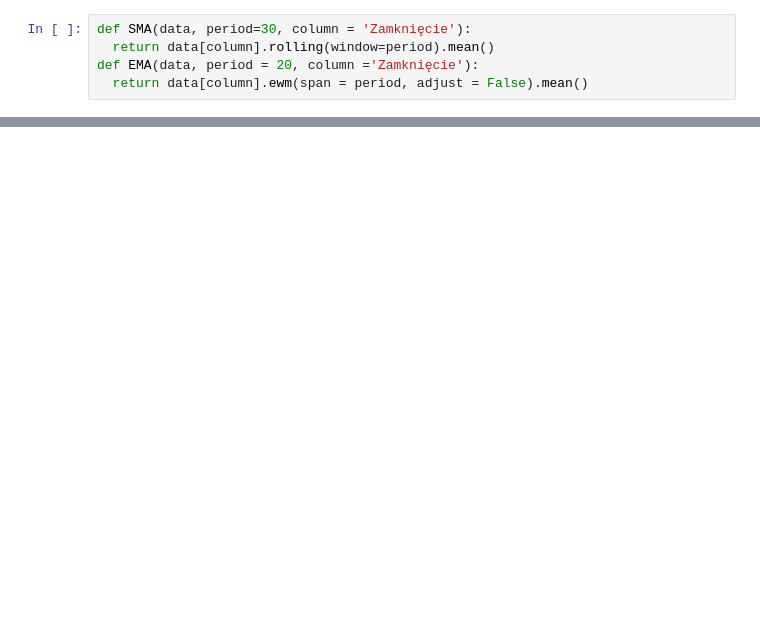
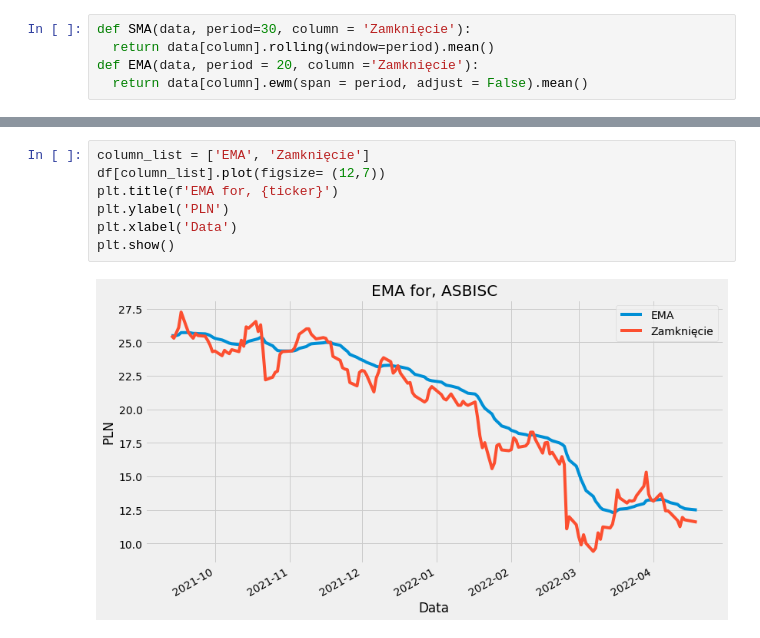
Before and after one commit to barthas1985/Stock_indicators_Warsaw_Stock_Exchange, a Jupyter notebook: Biznesrdar.ipynb, the cells around one changed output, grey strips where cells are left out. Saved outputs shown, nothing was run; the diff lists cells and outputs as text; blank space fills up the shorter version.

```diff
--- a/Biznesrdar.ipynb
+++ b/Biznesrdar.ipynb
@@ -97,0 +212,9 @@ def MACD(data, period_long = 26, period_short = 12, period_signal = 9, column =
+# %%
+column_list = ['EMA', 'Zamknięcie']
+df[column_list].plot(figsize= (12,7))
+plt.title(f'EMA for, {ticker}')
+plt.ylabel('PLN')
+plt.xlabel('Data')
+plt.show()
+# %% [output]
+[figure, added]
```
Also changed, not shown: parts of 18 cells of this notebook.
